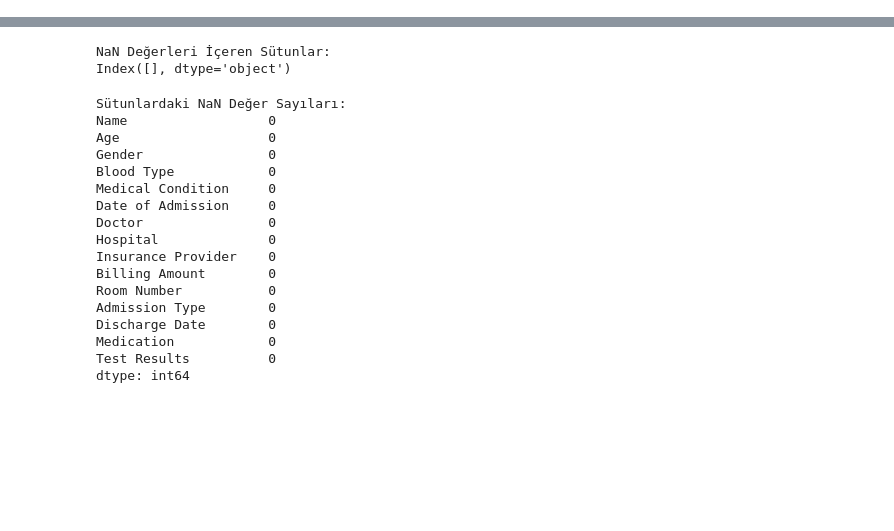
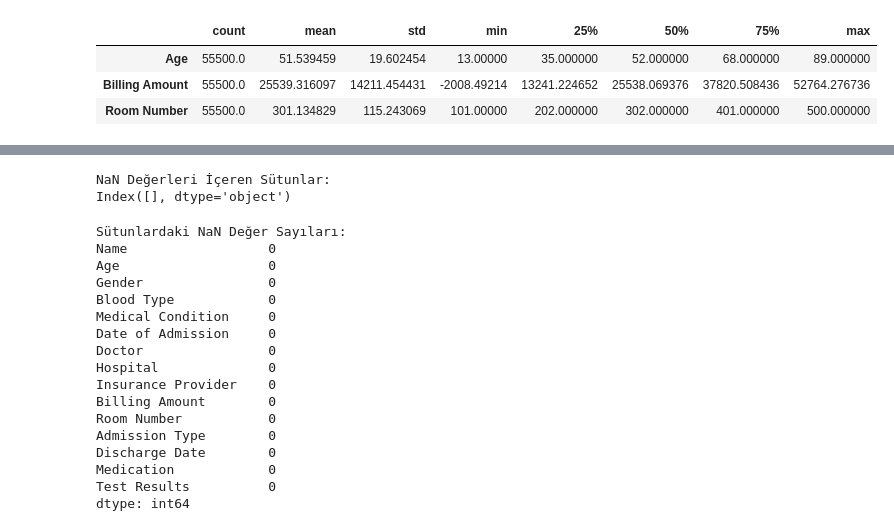
Before and after one commit to elifkaradenizz/sigorta-saglayici-analizi, a Jupyter notebook: SigortaSağlayıcıAnalizi.ipynb, the cells around one changed output, grey strips where cells are left out. Cells and saved outputs as stored; diff of their text form; code cells hidden in the pictures; blank space fills up the shorter version.

```diff
--- a/SigortaSağlayıcıAnalizi.ipynb
+++ b/SigortaSağlayıcıAnalizi.ipynb
@@ -23,0 +48,7 @@ df.head()
+# %%
+df.describe().T
+# %% [output]
+|  | count | mean | std | min | 25% | 50% | 75% | max |
+| Age | 55500.0 | 51.539459 | 19.602454 | 13.00000 | 35.000000 | 52.000000 | 68.000000 | 89.000000 |
+| Billing Amount | 55500.0 | 25539.316097 | 14211.454431 | -2008.49214 | 13241.224652 | 25538.069376 | 37820.508436 | 52764.276736 |
+| Room Number | 55500.0 | 301.134829 | 115.243069 | 101.00000 | 202.000000 | 302.000000 | 401.000000 | 500.000000 |
```
Also changed, not shown: parts of 10 cells of this notebook.
